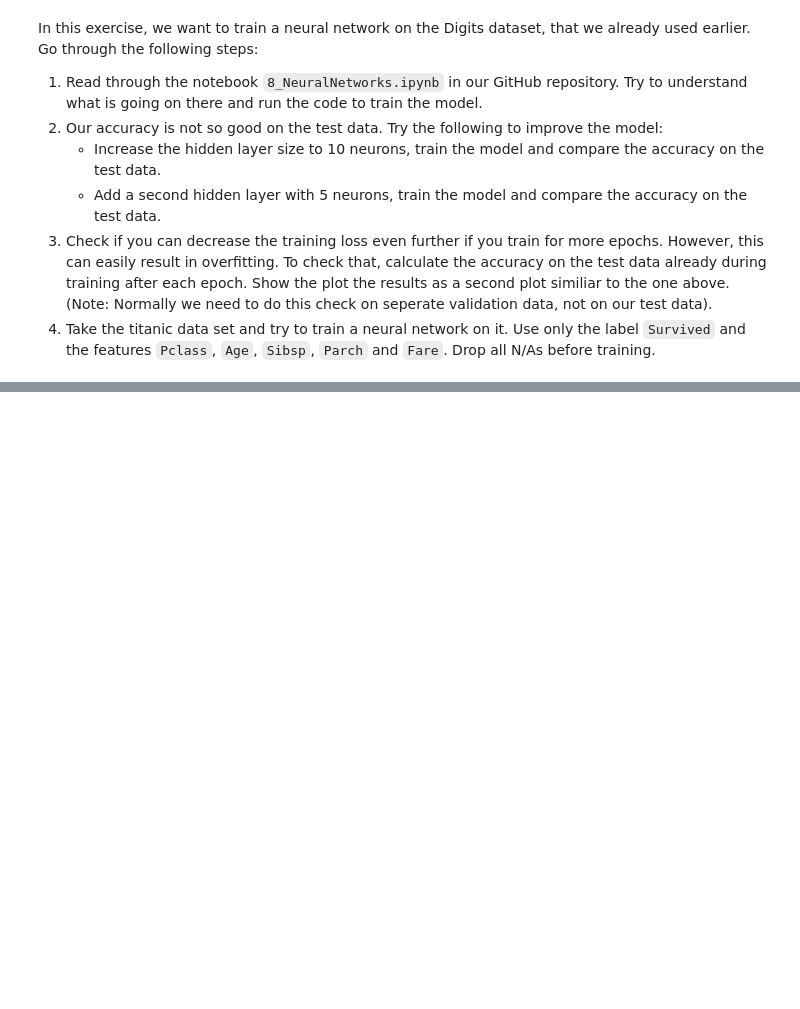
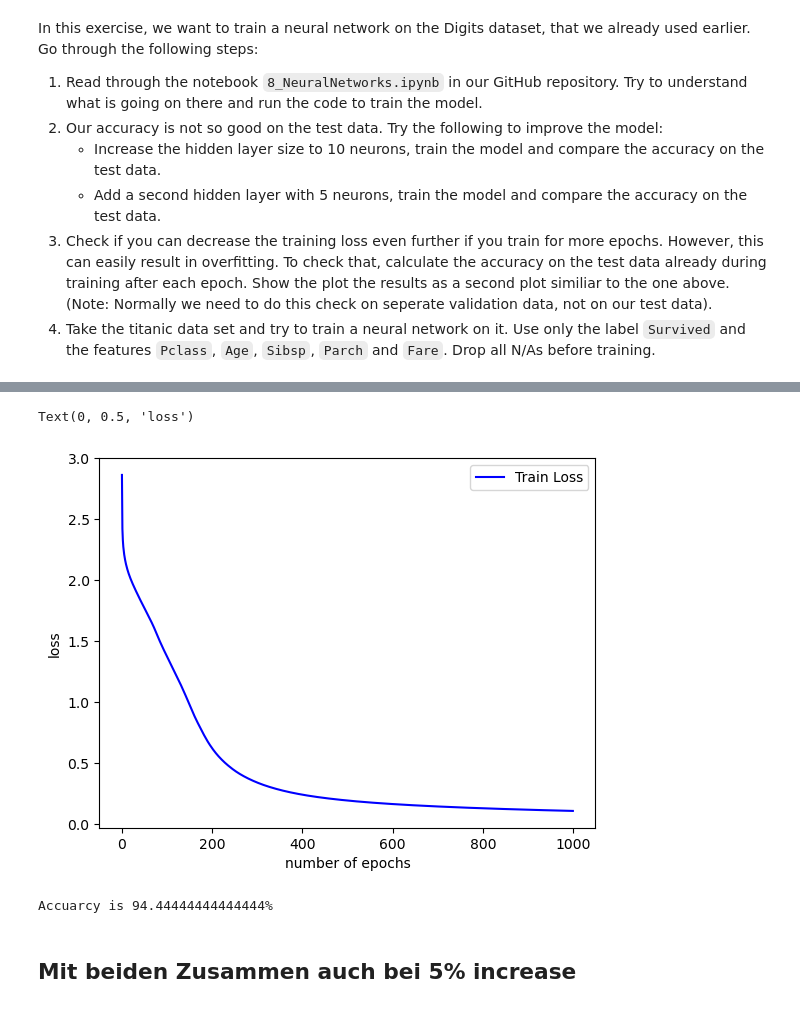
Before and after one commit to MastianCoding/ml-kurs-ws23, a Jupyter notebook: P6_NeuralNetworks.ipynb, the cells around one changed output, grey strips where cells are left out. Saved outputs shown, nothing was run; the diff lists cells and outputs as text; code cells hidden in the pictures; blank space fills up the shorter version.

```diff
--- a/P6_NeuralNetworks.ipynb
+++ b/P6_NeuralNetworks.ipynb
@@ -19,0 +302,29 @@ data= pd.read_csv('data/digits.csv')
+# %%
+# create network, move it to device and set it to training-mode
+net = Net().to(device)
+net.train()
+
+# define the parameters for training
+no_epochs = 1000
+learning_rate = 0.01
+loss_func = nn.CrossEntropyLoss()  # applies softmax() internally
+optimizer = torch.optim.SGD(net.parameters(), lr=learning_rate)
+
+print("\nStarting training ")
+
+train_losses = []
+for epoch in range(0, no_epochs):
+
+  optimizer.zero_grad()
+  y_hat = net(train_x)
+
+  loss = loss_func(y_hat, train_y)
+  loss.backward()
+  optimizer.step()
+
+  train_losses.append(loss.item())
+
+  if epoch % 100 == 0:
+    print(f"Loss in epoch {epoch} is {loss.item()}")
+
+print("Done training ")
@@ -19,0 +344,19 @@ data= pd.read_csv('data/digits.csv')
+# %%
+fig = plt.figure()
+plt.plot(range(0, no_epochs), train_losses, color='blue')
+plt.legend(['Train Loss'], loc='upper right')
+plt.xlabel('number of epochs')
+plt.ylabel('loss')
+# %% [output]
+Text(0, 0.5, 'loss')
+[figure, added]
+# %%
+net.eval() # set network to evaluation mode
+y_pred = net(test_x)
+_, predicted = torch.max(y_pred.data, 1)
+correct = (predicted == test_y).sum().item()
+print(f"Accuarcy is {100. * correct / len(test_x)}%")
+# %% [output]
+Accuarcy is 94.44444444444444%
+# %% [markdown]
+## Mit beiden Zusammen auch bei 5% increase
```
Also changed, not shown: parts of 30 cells of this notebook.
